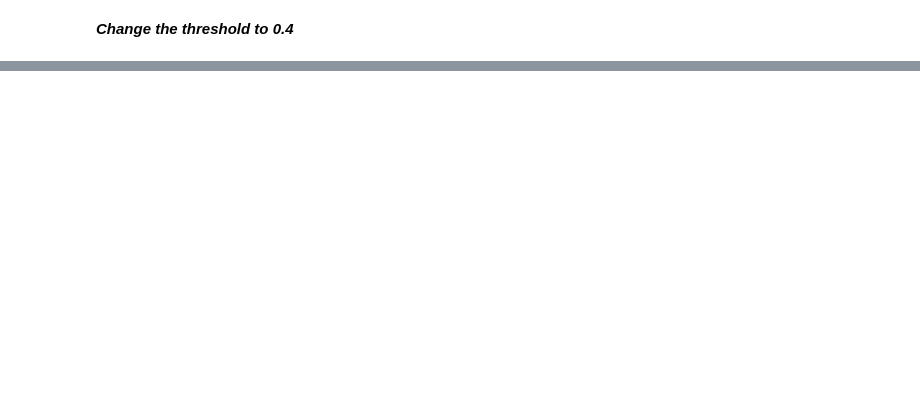
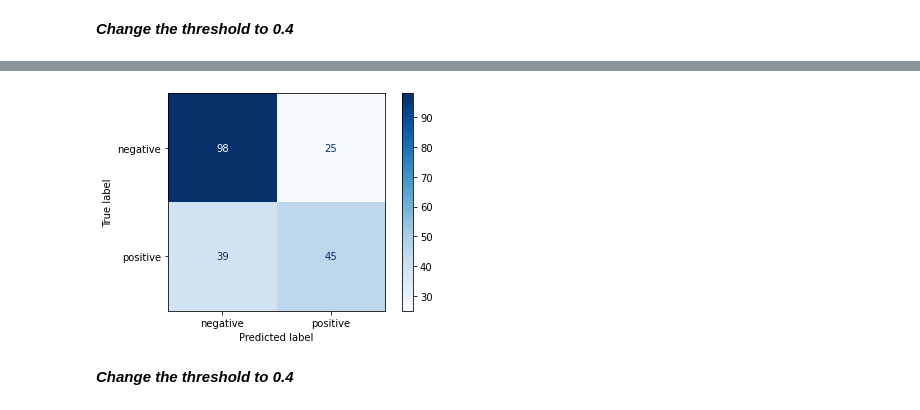
Before and after one commit to Sipa91/Personality-and-Drug-use, a Jupyter notebook: Kevin_branch/Modelling.ipynb, the cells around one changed output, grey strips where cells are left out. Saved outputs shown, nothing was run; the diff lists cells and outputs as text; code cells hidden in the pictures; blank space fills up the shorter version.

```diff
--- a/Kevin_branch/Modelling.ipynb
+++ b/Kevin_branch/Modelling.ipynb
@@ -112,6 +112,8 @@ drugs_uk.Gender = drugs_uk.Gender.apply(lambda x: 1 if x > 0 else 0)
 # %%
 #drop columns we dont need
 drugs_uk = drugs_uk.drop(["ID", "Age","Education", "Country", "Ethnicity"], axis=1)
+# %%
+drugs_uk = drugs_uk.iloc[:, :9]
 # %%
 drugs_uk.info()
 # %% [output]
@@ -280,0 +317,3 @@ print(confusion_matrix(y_test, y_pred_tuned))
+# %%
+knn = KNeighborsClassifier(n_neighbors=5, metric='euclidean')
+knn.fit(X_train, np.ravel(y_train))
@@ -280,0 +335,11 @@ print(confusion_matrix(y_test, y_pred_tuned))
+# %%
+disp = plot_confusion_matrix(knn, X_test, y_test,
+                             display_labels=['negative', 'positive'],
+                             cmap=plt.cm.Blues,
+                             normalize=None,
+                             values_format = 'd')
+
+plt.grid(False)
+plt.show()
+# %% [output]
+[figure, added]
@@ -280,0 +349,2 @@ print(confusion_matrix(y_test, y_pred_tuned))
+# %% [markdown]
+***Change the threshold to 0.4***
```
Also changed, not shown: parts of 55 cells of this notebook.
